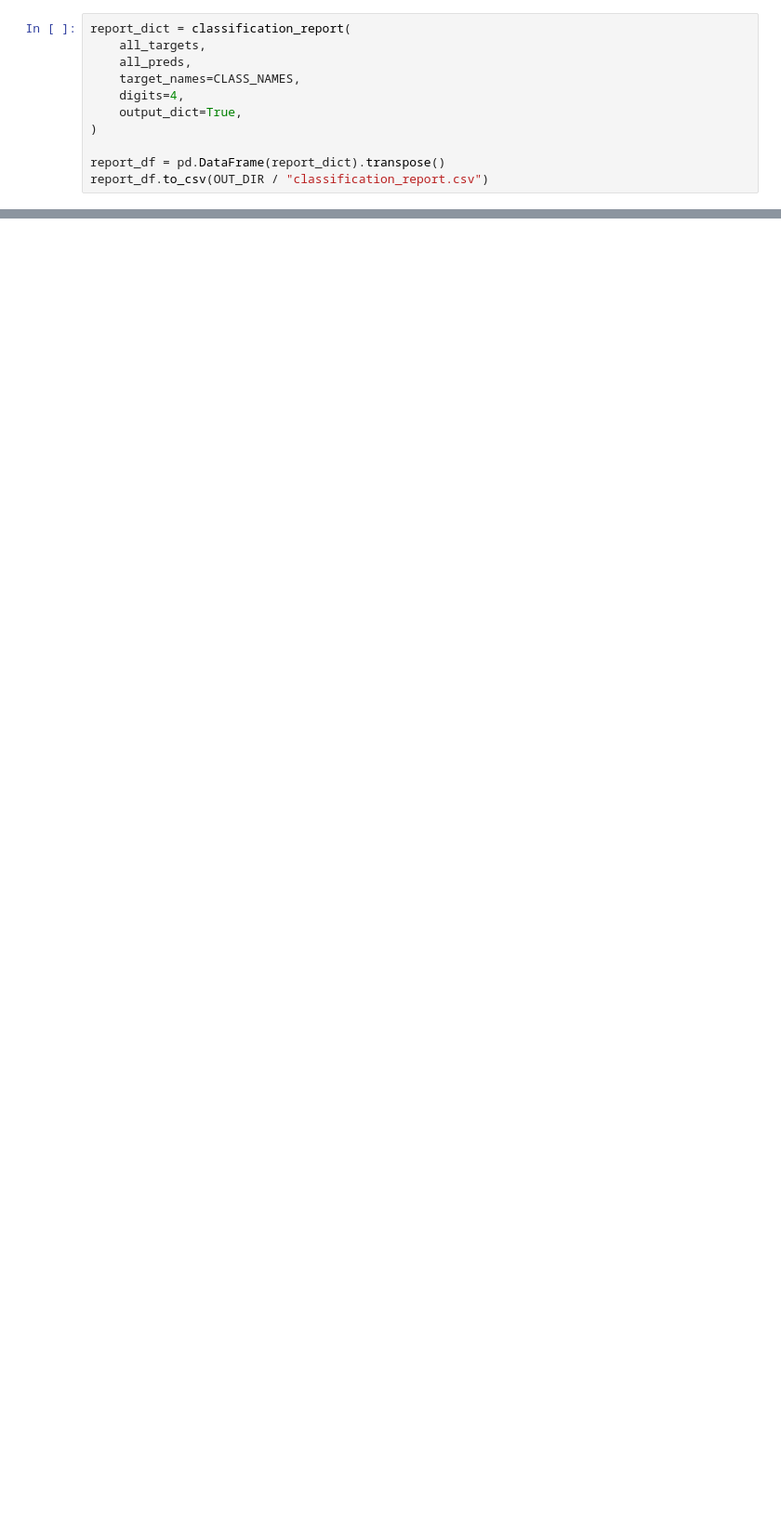
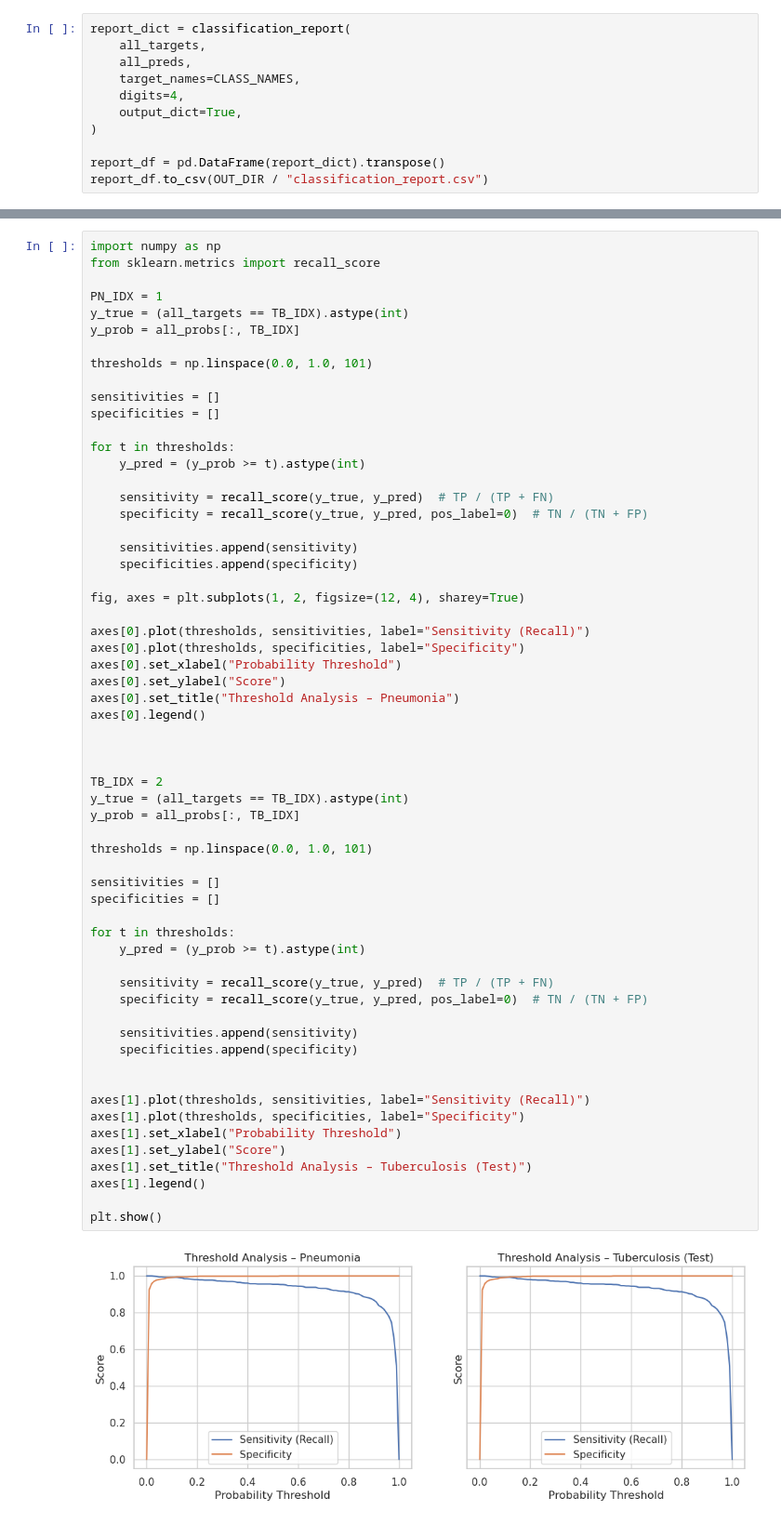
Before and after one commit to RamyGadalla/chest-xray-classification-ramygadalla, a Jupyter notebook: notebooks/evaluate_dev.ipynb, the cells around one changed output, grey strips where cells are left out. Shown at 93% size. Saved outputs shown, nothing was run; the diff lists cells and outputs as text; blank space fills up the shorter version.

```diff
--- a/notebooks/evaluate_dev.ipynb
+++ b/notebooks/evaluate_dev.ipynb
@@ -240,0 +454,62 @@ report_df.to_csv(OUT_DIR / "classification_report.csv")
+# %%
+import numpy as np
+from sklearn.metrics import recall_score
+
+PN_IDX = 1
+y_true = (all_targets == TB_IDX).astype(int)
+y_prob = all_probs[:, TB_IDX]
+
+thresholds = np.linspace(0.0, 1.0, 101)
+
+sensitivities = []
+specificities = []
+
+for t in thresholds:
+    y_pred = (y_prob >= t).astype(int)
+
+    sensitivity = recall_score(y_true, y_pred)  # TP / (TP + FN)
+    specificity = recall_score(y_true, y_pred, pos_label=0)  # TN / (TN + FP)
+
+    sensitivities.append(sensitivity)
+    specificities.append(specificity)
+
+fig, axes = plt.subplots(1, 2, figsize=(12, 4), sharey=True)
+
+axes[0].plot(thresholds, sensitivities, label="Sensitivity (Recall)")
+axes[0].plot(thresholds, specificities, label="Specificity")
+axes[0].set_xlabel("Probability Threshold")
+axes[0].set_ylabel("Score")
+axes[0].set_title("Threshold Analysis – Pneumonia")
+axes[0].legend()
+
+
+
+TB_IDX = 2
+y_true = (all_targets == TB_IDX).astype(int)
+y_prob = all_probs[:, TB_IDX]
+
+thresholds = np.linspace(0.0, 1.0, 101)
+
+sensitivities = []
+specificities = []
+
+for t in thresholds:
+    y_pred = (y_prob >= t).astype(int)
+
+    sensitivity = recall_score(y_true, y_pred)  # TP / (TP + FN)
+    specificity = recall_score(y_true, y_pred, pos_label=0)  # TN / (TN + FP)
+
+    sensitivities.append(sensitivity)
+    specificities.append(specificity)
+
+
+axes[1].plot(thresholds, sensitivities, label="Sensitivity (Recall)")
+axes[1].plot(thresholds, specificities, label="Specificity")
+axes[1].set_xlabel("Probability Threshold")
+axes[1].set_ylabel("Score")
+axes[1].set_title("Threshold Analysis – Tuberculosis (Test)")
+axes[1].legend()
+
+plt.show()
+# %% [output]
+[figure, added]
```
Also changed, not shown: parts of 3 cells of this notebook, 4 other files.
